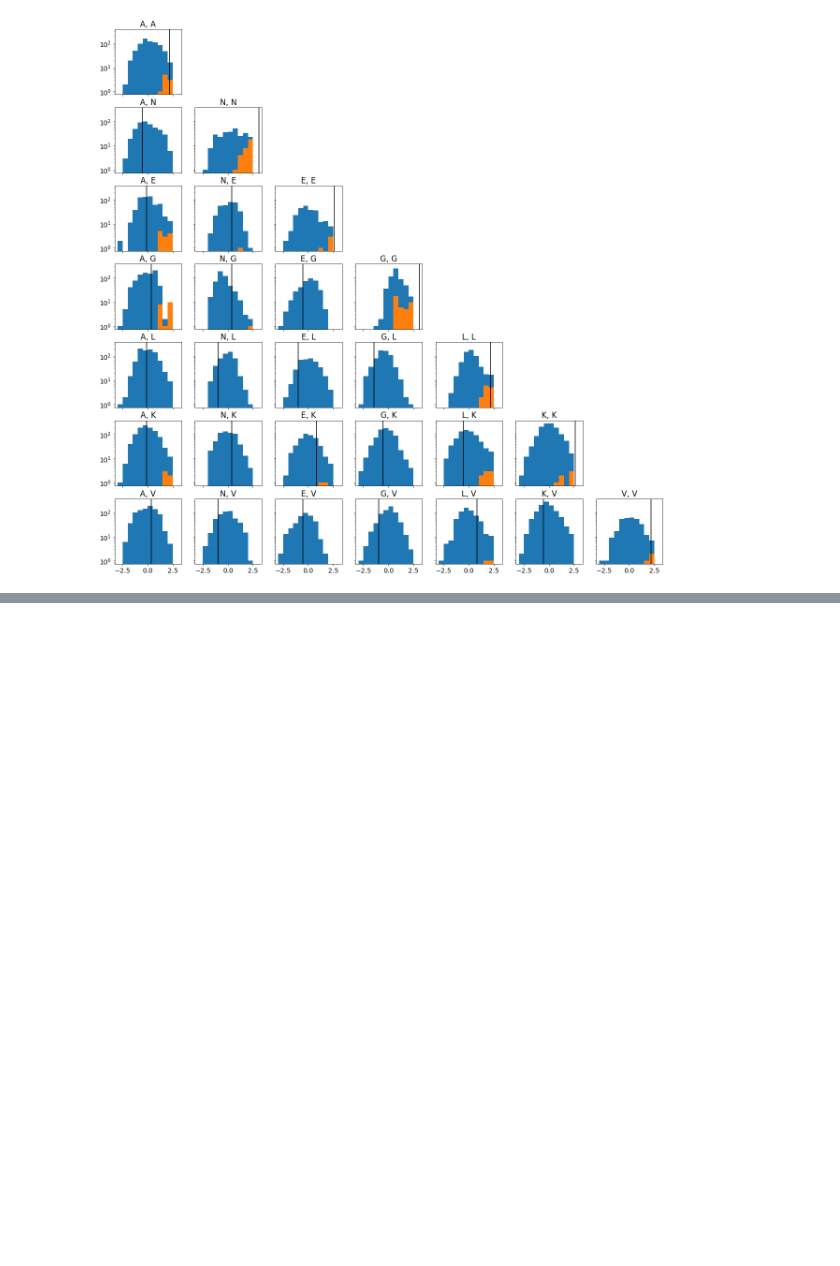
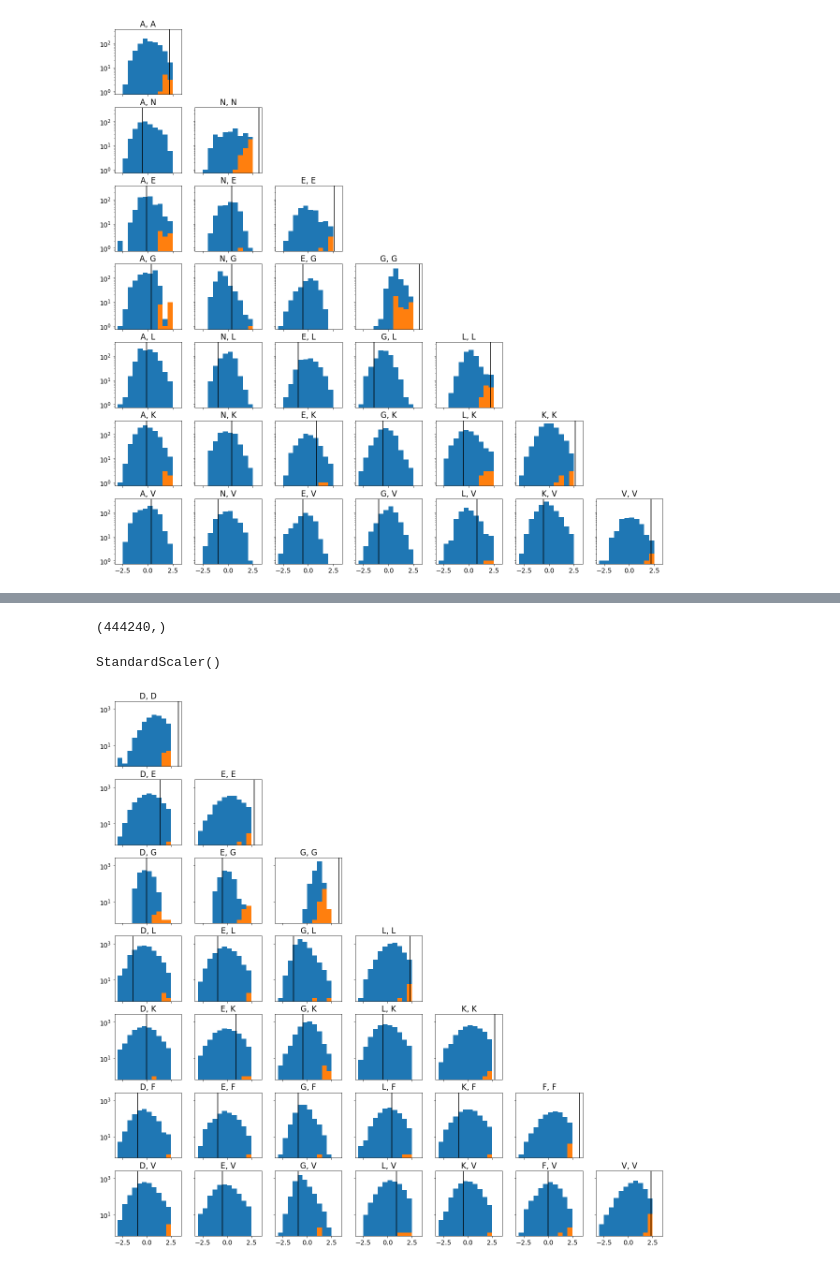
Before and after one commit to spetti/SMURF, a Jupyter notebook: examples/SMURF_examples/compare_scores_by_residue_pair.ipynb, the cells around one changed output, grey strips where cells are left out. Saved outputs shown, nothing was run; the diff lists cells and outputs as text; code cells hidden in the pictures; blank space fills up the shorter version.

```diff
--- a/examples/SMURF_examples/compare_scores_by_residue_pair.ipynb
+++ b/examples/SMURF_examples/compare_scores_by_residue_pair.ipynb
@@ -331,0 +471,43 @@ f.savefig("scores_compare.pdf")
+# %%
+b_all_data = jnp.hstack(b_score_d.values())
+print(b_all_data.shape)
+# %% [output]
+(444240,)
+# %%
+b_scaler = StandardScaler()
+b_scaler.fit(b_all_data.reshape(-1, 1))
+# %% [output]
+StandardScaler()
+# %%
+use = []
+t= 8
+for i in range(20):
+    if icounts[i]>t or jcounts[i] > t*ns:
+        use.append(i)
+# %%
+plt.rc('font', size=14) #controls default text size
+# %%
+minn = -3
+maxx = 3
+L = len(use)
+f, ax = plt.subplots(L,L, figsize = (3*L,3*L), sharey=True, sharex=True)
+for idx, i in enumerate(use):
+    for idxj, j in enumerate(use):
+        if idx> idxj:
+            ax[idxj, idx].axis('off')
+            continue
+        if (i,j) in score_d.keys():
+            vals_all = [_[0] for _ in scaler.transform(score_d[(i,j)].reshape(-1, 1))]
+            if (i,j) in score_d_aln.keys():
+                vals_aln = [_[0] for _ in scaler.transform(score_d_aln[(i,j)].reshape(-1, 1))]
+            else:
+                vals_aln = []
+        #ax[idxj,idx].hist([vals_all, vals_aln], bins = np.arange(minn, maxx, .5), histtype='barstacked' )
+        ax[idxj,idx].hist(vals_all, bins = np.arange(minn, maxx, .5))
+        ax[idxj,idx].hist(vals_aln, bins = np.arange(minn, maxx, .5))
+        ax[idxj,idx].axvline(b_scaler.transform(np.array(BLOSUM_d[(num_to_aa[i], num_to_aa[j])]).reshape(-1,1)), color='black')
+        ax[idxj,idx].set_title(f"{num_to_aa[i]}, {num_to_aa[j]}")
+        ax[idxj,idx].set_yscale("log")
+f.savefig("scores_compare_2.pdf")
+# %% [output]
+[figure, added]
```
Also changed, not shown: parts of 13 cells of this notebook.
